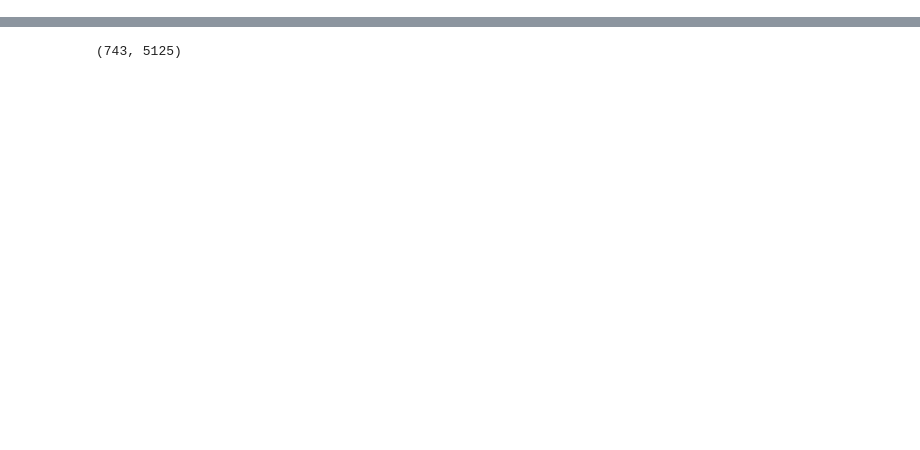
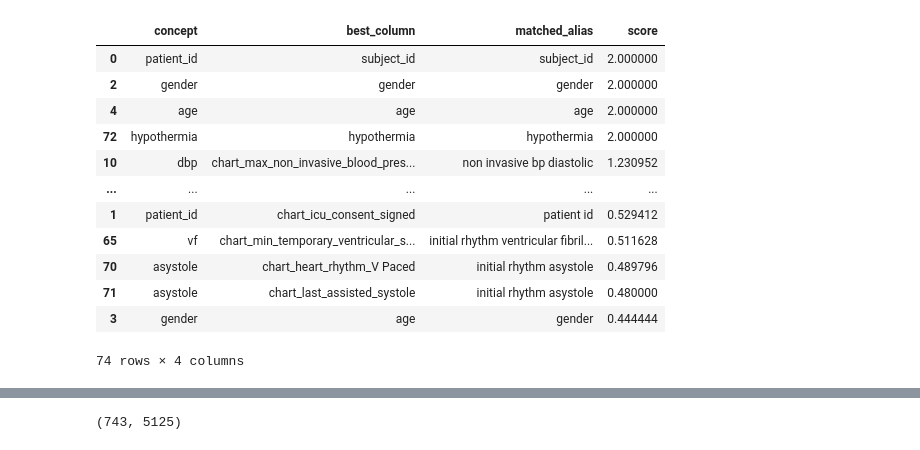
Before and after one commit to michelraskin/ttmhte, a Jupyter notebook: mimiciv/MIMICAnalysisNeural.ipynb, the cells around one changed output, grey strips where cells are left out. Drawn from its saved outputs; the diff is of its cells as text; code cells hidden in the pictures; blank space fills up the shorter version.

```diff
--- a/mimiciv/MIMICAnalysisNeural.ipynb
+++ b/mimiciv/MIMICAnalysisNeural.ipynb
@@ -151,0 +261,6 @@ columns = [
+# %%
+new_cols = myPredictorsDf.columns.tolist()
+
+for concept, aliases in concept_map.items():
+    print(f"\n### {concept}")
+    display(find_candidate_columns(aliases, new_cols, top_n=5))
@@ -151,0 +311,36 @@ columns = [
+# %%
+matches = []
+
+for concept, aliases in concept_map.items():
+    cand = find_candidate_columns(aliases, myPredictorsDf.columns, top_n=2)
+    row = cand.iloc[0]
+    matches.append({
+        'concept': concept,
+        'best_column': row['column'],
+        'matched_alias': row['matched_alias'],
+        'score': row['score']
+    })
+    row = cand.iloc[1]
+    matches.append({
+        'concept': concept,
+        'best_column': row['column'],
+        'matched_alias': row['matched_alias'],
+        'score': row['score']
+    })
+
+match_df = pd.DataFrame(matches).sort_values('score', ascending=False)
+match_df
+# %% [output]
+|  | concept | best_column | matched_alias | score |
+| 0 | patient_id | subject_id | subject_id | 2.000000 |
+| 2 | gender | gender | gender | 2.000000 |
+| 4 | age | age | age | 2.000000 |
+| 72 | hypothermia | hypothermia | hypothermia | 2.000000 |
+| 10 | dbp | chart_max_non_invasive_blood_pres... | non invasive bp diastolic | 1.230952 |
+| ... | ... | ... | ... | ... |
+| 1 | patient_id | chart_icu_consent_signed | patient id | 0.529412 |
+| 65 | vf | chart_min_temporary_ventricular_s... | initial rhythm ventricular fibril... | 0.511628 |
+| 70 | asystole | chart_heart_rhythm_V Paced | initial rhythm asystole | 0.489796 |
+| 71 | asystole | chart_last_assisted_systole | initial rhythm asystole | 0.480000 |
+| 3 | gender | age | gender | 0.444444 |
+74 rows × 4 columns
```
Also changed, not shown: parts of 30 cells of this notebook, 16 other files.
